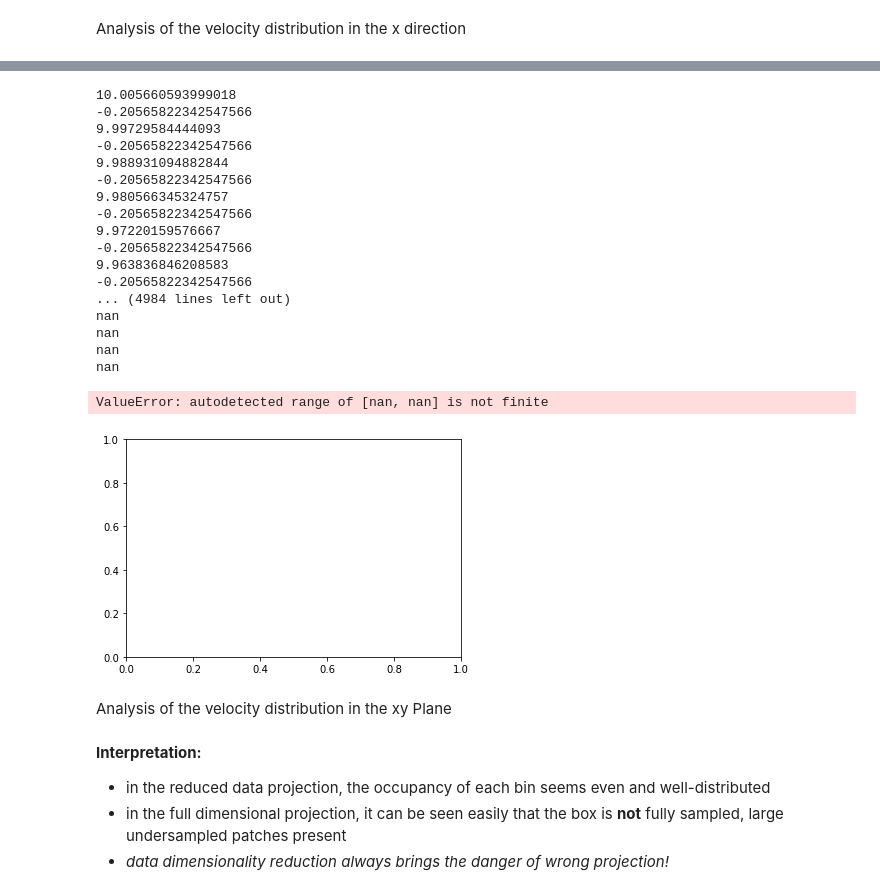
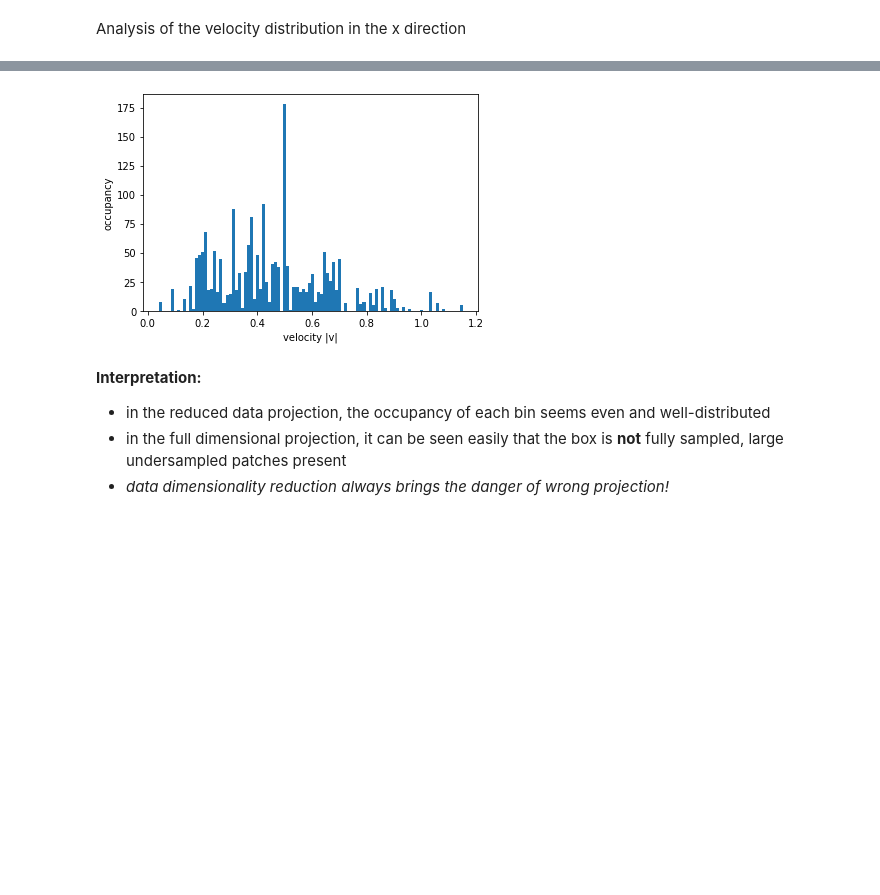
Before and after one commit to fsonak/VL_CCS, a Jupyter notebook: week_1.ipynb, the cells around one changed output, grey strips where cells are left out. Saved outputs shown, nothing was run; the diff lists cells and outputs as text; code cells hidden in the pictures; blank space fills up the shorter version.

```diff
--- a/week_1.ipynb
+++ b/week_1.ipynb
@@ -69,7 +68,7 @@ for i in range(number_of_particles):
     particles.append(Particle(radius,x_rand[i],y_rand[i],np.sin(angles[i]) * vel[i],np.cos(angles[i]) * vel[i]))
 # %%
 # Defining number of simulation steps
-steps = 50
+steps = 100
 # %% [markdown]
 Initialise trajectory:
 # %%
@@ -405,23 +395,23 @@ In the above plots it can be observed that whilst the simple histograms of x and
 # comparison of different iteration parts
 
 # first 10%
-a = []
+first_10_percent = []
 for i in range(np.int(0.1 *steps)):
     for j in range(number_of_particles):
-        a.append(data_traj[j,2,i])
+        first_10_percent.append(data_traj[j,2,i])
 
 # last 10%
-b = []
+last_10_percent = []
 i_0 = np.int(0.9 * steps)-1
 for i in range(np.int(0.1 * steps)):
     i = i+i_0
 
     for j in range(number_of_particles):
-        b.append(data_traj[j,2,i])
+        last_10_percent.append(data_traj[j,2,i])
     i = i+1
 
-plt.hist(a,bins=10, label = 'first 10% iterations')
-plt.hist(b,bins=10, label = 'last 10% iterations', alpha=0.5)
+plt.hist(first_10_percent,bins=10, label = 'first 10% iterations')
+plt.hist(last_10_percent,bins=10, label = 'last 10% iterations', alpha=0.5)
 plt.xlabel('velocity x')
 plt.ylabel('occupancy')
 plt.legend()
@@ -431,19 +421,14 @@ plt.show()
 # %% [markdown]
 Analysis of the velocity distribution in the x direction
 # %%
-# plt.hist(data_traj[1],range=(0,box[1]),bins=3)
-# plt.xlabel('position y')
-# plt.ylabel('occupancy')
-# plt.show()
-
 # histogram of the x velocity
 
-a = []
+list_for_histogram_x_velocities = []
 for i in range(steps):
     for j in range(number_of_particles):
-        a.append((data_traj)[j, 2, i])
+        list_for_histogram_x_velocities.append((data_traj)[j, 2, i])
 
-plt.hist(a,bins=50)
+plt.hist(list_for_histogram_x_velocities,bins=50)
 plt.xlabel('velocity x')
 plt.ylabel('occupancy')
 plt.show()
@@ -471,47 +456,24 @@ def mwb_dist(vs, const):
 # %%
 # Histogram of |velocity|
 
 ######################################
-NOT WORKING!
+#NOT WORKING!
 ######################################
 
-i = 0
 all_velocities = []
 for i in range(steps):
     for j in range(number_of_particles):
-        print(data_traj[i, 1, j])
-        print(data_traj[i, 2, j])
-
-        velocity = np.sqrt((data_traj[i, 1, j])**2 + (data_traj[i, 2, j])**2)
-        # all_velocities.append(velocity)
+        if i < data_traj.shape[0] and j < data_traj.shape[2]:
+            velocity = np.sqrt((data_traj[i, 2, j])**2 + (data_traj[i, 3, j])**2)
+            all_velocities.append(velocity)
 
 
-plt.hist(velocity,bins=100)
+plt.hist(all_velocities,bins=100)
 plt.xlabel('velocity |v|')
 plt.ylabel('occupancy')
 plt.show()
 # %% [output]
-10.005660593999018
--0.20565822342547566
-9.99729584444093
--0.20565822342547566
-9.988931094882844
--0.20565822342547566
-9.980566345324757
--0.20565822342547566
-9.97220159576667
--0.20565822342547566
-9.963836846208583
--0.20565822342547566
-... (4984 lines left out)
-nan
-nan
-nan
-nan
-ValueError: autodetected range of [nan, nan] is not finite
-[figure, old version]
+[figure, new version]
-# %% [markdown]
-Analysis of the velocity distribution in the xy Plane
 # %% [markdown]
 **Interpretation:**
 * in the reduced data projection, the occupancy of each bin seems even and well-distributed
```
Also changed, not shown: parts of 13 cells of this notebook.
